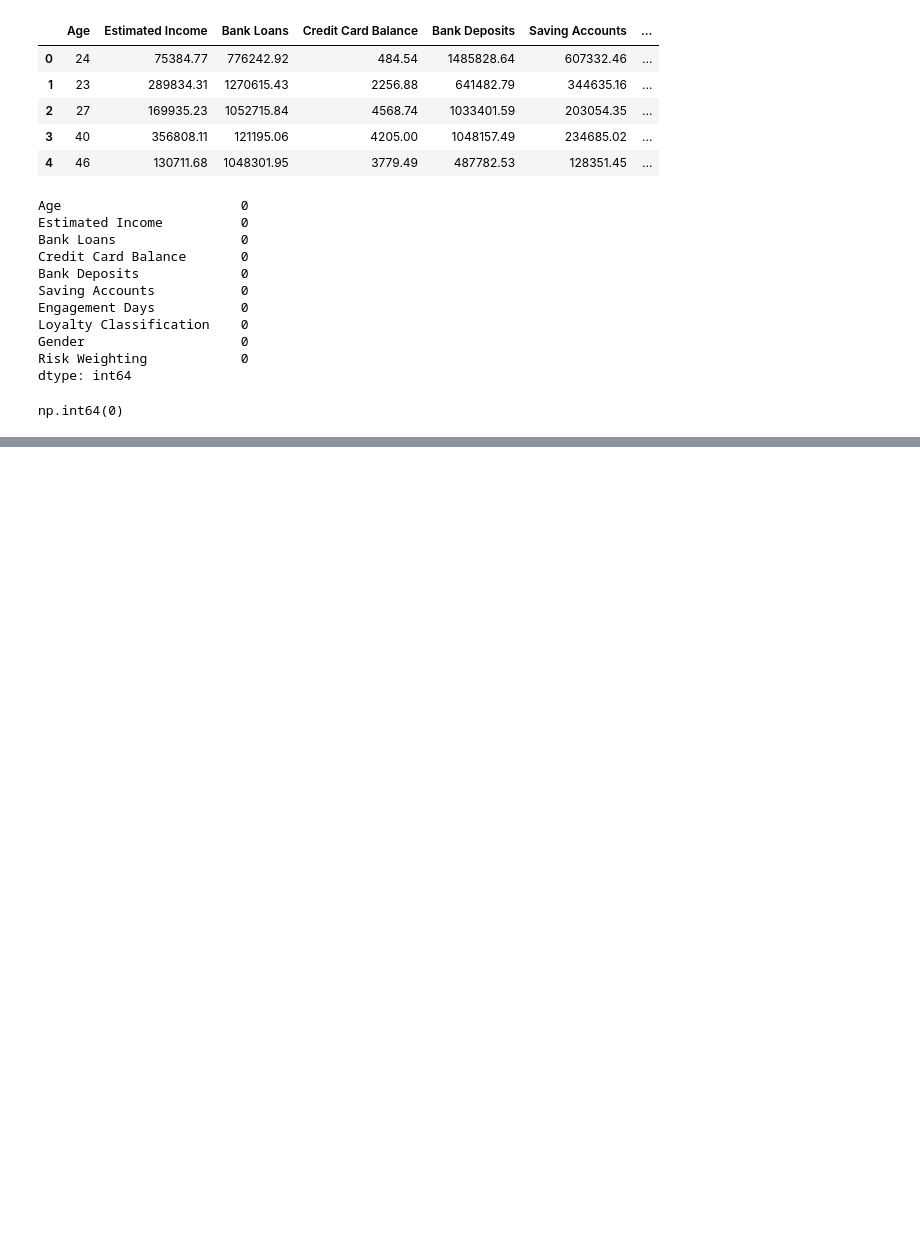
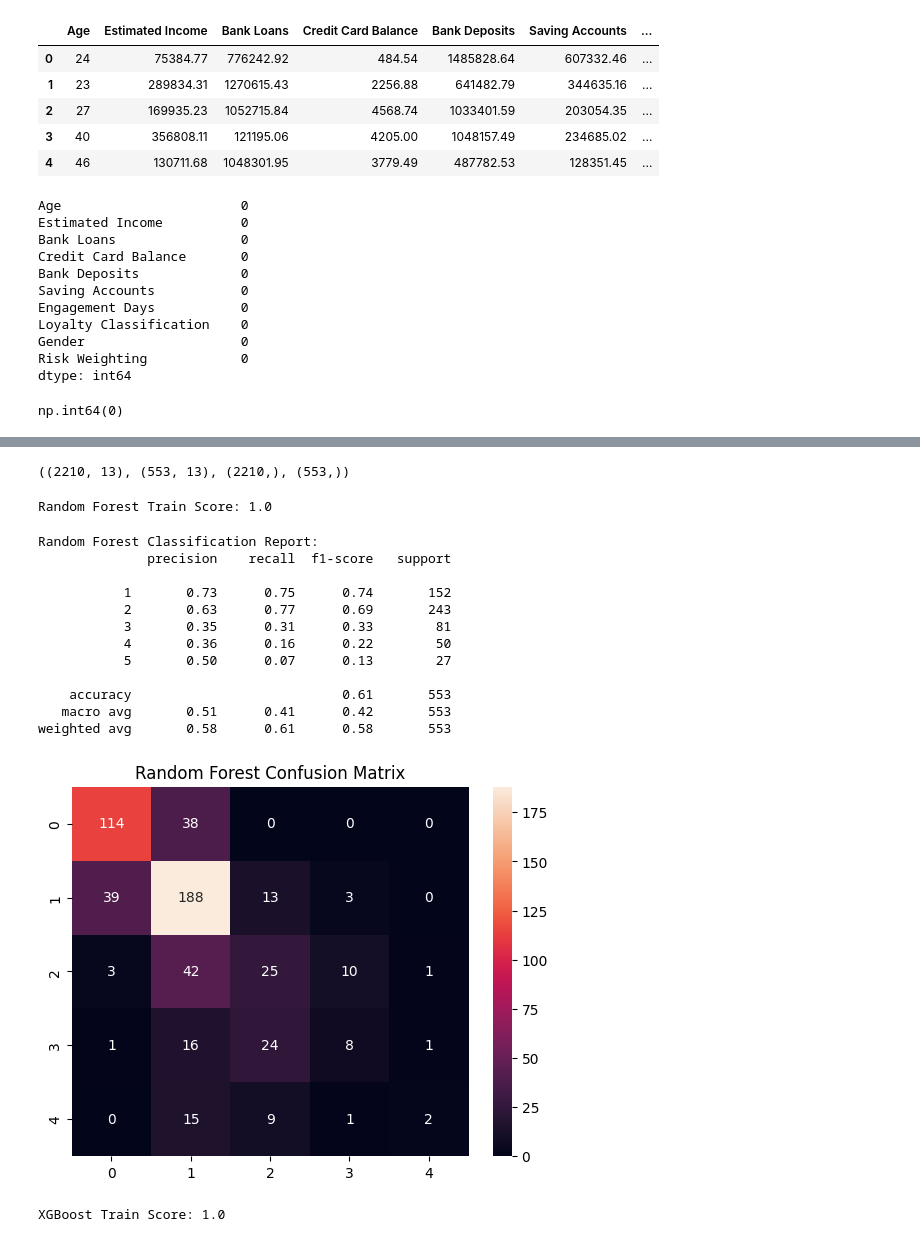
Before and after one commit to nafiul-araf/Banking-Sector-Financial-Analysis, a Jupyter notebook: Rist Assesment.ipynb, the cells around one changed output, grey strips where cells are left out. Saved outputs shown, nothing was run; the diff lists cells and outputs as text; code cells hidden in the pictures; blank space fills up the shorter version.

```diff
--- a/Rist Assesment.ipynb
+++ b/Rist Assesment.ipynb
@@ -118,0 +193,7 @@ np.int64(0)
+# %%
+for col in ['Age', 'Estimated Income', 'Bank Loans', 'Credit Card Balance', 'Bank Deposits', 'Saving Accounts', 'Engagement Days', 'Debt to Income', 'Credit Utilization', 'Savings to Loan', 'Engagement Years']:
+  cap = df[col].quantile(0.9955)
+  df = df[df[col] <= cap]
+
+df = df.reset_index(drop=True)
+df.shape
@@ -118,0 +223,52 @@ np.int64(0)
+# %%
+X = df.drop('Risk Weighting', axis=1)
+y = df['Risk Weighting']
+
+X_train, X_test, y_train, y_test = train_test_split(X, y, test_size=0.20, random_state=42)
+X_train.shape, X_test.shape, y_train.shape, y_test.shape
+# %% [output]
+((2210, 13), (553, 13), (2210,), (553,))
+# %%
+scaler = StandardScaler()
+X_train_scaled = scaler.fit_transform(X_train)
+X_test_scaled = scaler.transform(X_test)
+# %%
+rf_model = RandomForestClassifier(random_state=42)
+rf_model.fit(X_train_scaled, y_train)
+print(f"Random Forest Train Score: {rf_model.score(X_train_scaled, y_train)}")
+# %% [output]
+Random Forest Train Score: 1.0
+# %%
+y_pred_rf = rf_model.predict(X_test_scaled)
+
+print("Random Forest Classification Report:")
+print(classification_report(y_test, y_pred_rf))
+print("\n")
+
+sns.heatmap(confusion_matrix(y_test, y_pred_rf), annot=True, fmt='d')
+plt.title('Random Forest Confusion Matrix')
+plt.show()
+# %% [output]
+Random Forest Classification Report:
+              precision    recall  f1-score   support
+
+           1       0.73      0.75      0.74       152
+           2       0.63      0.77      0.69       243
+           3       0.35      0.31      0.33        81
+           4       0.36      0.16      0.22        50
+           5       0.50      0.07      0.13        27
+
+    accuracy                           0.61       553
+   macro avg       0.51      0.41      0.42       553
+weighted avg       0.58      0.61      0.58       553
+[figure, added]
+# %%
+le = LabelEncoder()
+y_train_encoded = le.fit_transform(y_train)
+y_test_encoded = le.transform(y_test)
+
+xgb_model = XGBClassifier()
+xgb_model.fit(X_train_scaled, y_train_encoded)
+print(f"XGBoost Train Score: {xgb_model.score(X_train_scaled, y_train_encoded)}")
+# %% [output]
+XGBoost Train Score: 1.0
```
Also changed, not shown: parts of 15 cells of this notebook.
